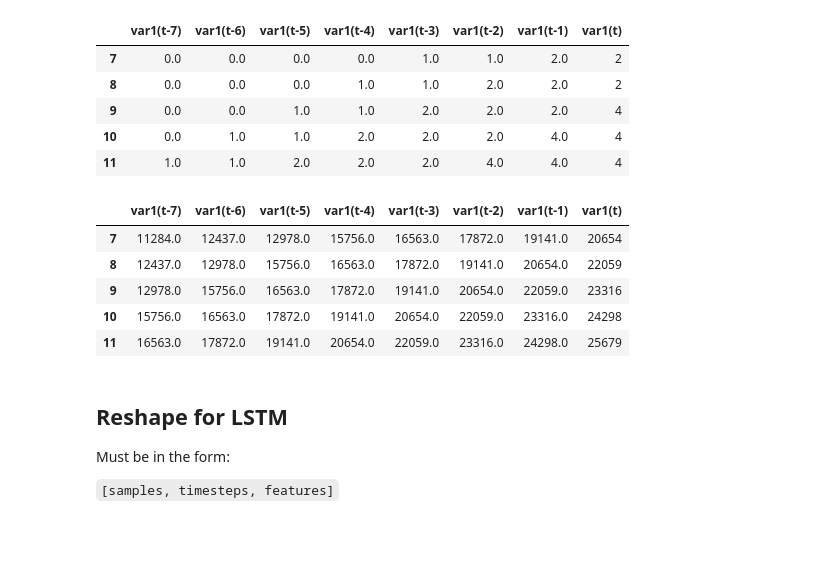
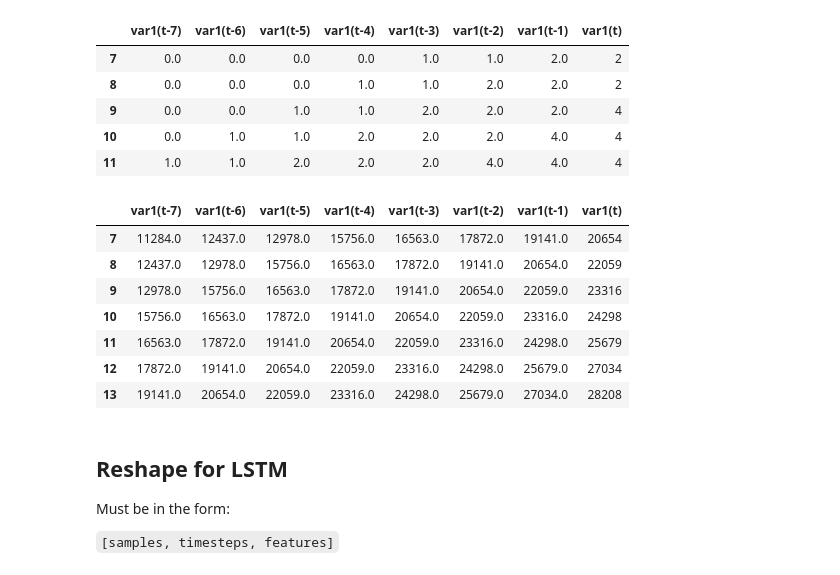
Before and after one commit to Dangandy/cv19, a Jupyter notebook: covid19_eda.ipynb, the cells around one changed output. Drawn from its saved outputs; the diff is of its cells as text; code cells hidden in the pictures; blank space fills up the shorter version.

```diff
--- a/covid19_eda.ipynb
+++ b/covid19_eda.ipynb
@@ -381,14 +381,16 @@ train_val_c_agg.head()
 | 10 | 0.0 | 1.0 | 1.0 | 2.0 | 2.0 | 2.0 | 4.0 | 4 |
 | 11 | 1.0 | 1.0 | 2.0 | 2.0 | 2.0 | 4.0 | 4.0 | 4 |
 # %%
-test_c_agg.head()
+test_c_agg
 # %% [output]
 |  | var1(t-7) | var1(t-6) | var1(t-5) | var1(t-4) | var1(t-3) | var1(t-2) | var1(t-1) | var1(t) |
 | 7 | 11284.0 | 12437.0 | 12978.0 | 15756.0 | 16563.0 | 17872.0 | 19141.0 | 20654 |
 | 8 | 12437.0 | 12978.0 | 15756.0 | 16563.0 | 17872.0 | 19141.0 | 20654.0 | 22059 |
 | 9 | 12978.0 | 15756.0 | 16563.0 | 17872.0 | 19141.0 | 20654.0 | 22059.0 | 23316 |
 | 10 | 15756.0 | 16563.0 | 17872.0 | 19141.0 | 20654.0 | 22059.0 | 23316.0 | 24298 |
 | 11 | 16563.0 | 17872.0 | 19141.0 | 20654.0 | 22059.0 | 23316.0 | 24298.0 | 25679 |
+| 12 | 17872.0 | 19141.0 | 20654.0 | 22059.0 | 23316.0 | 24298.0 | 25679.0 | 27034 |
+| 13 | 19141.0 | 20654.0 | 22059.0 | 23316.0 | 24298.0 | 25679.0 | 27034.0 | 28208 |
 # %%
 X_tv_c = train_val_c_agg.drop(columns=['var1(t)']).to_numpy()
 y_tv_c = train_val_c_agg['var1(t)'].to_numpy()
```
Also changed, not shown: parts of 8 cells of this notebook.
